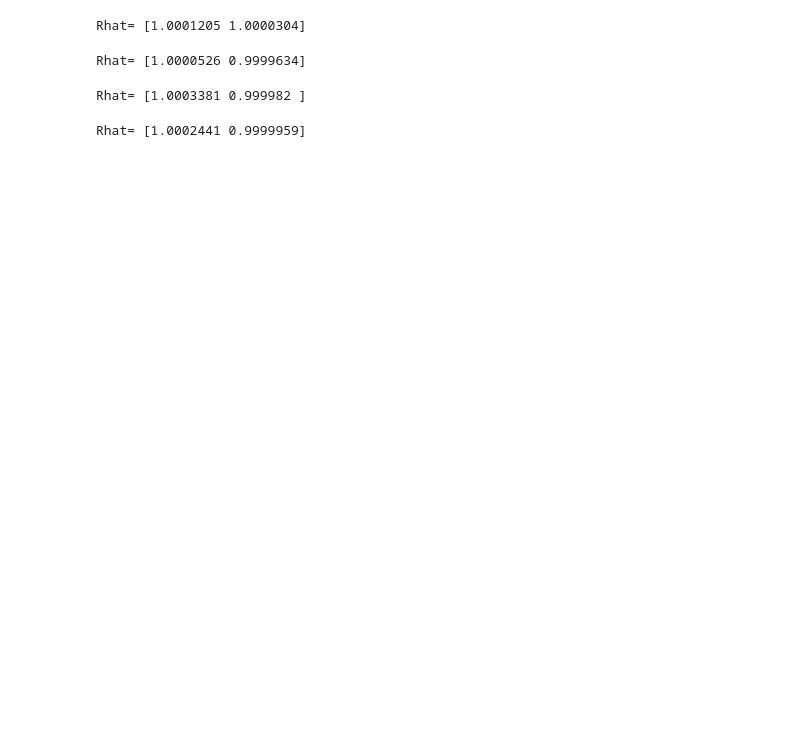
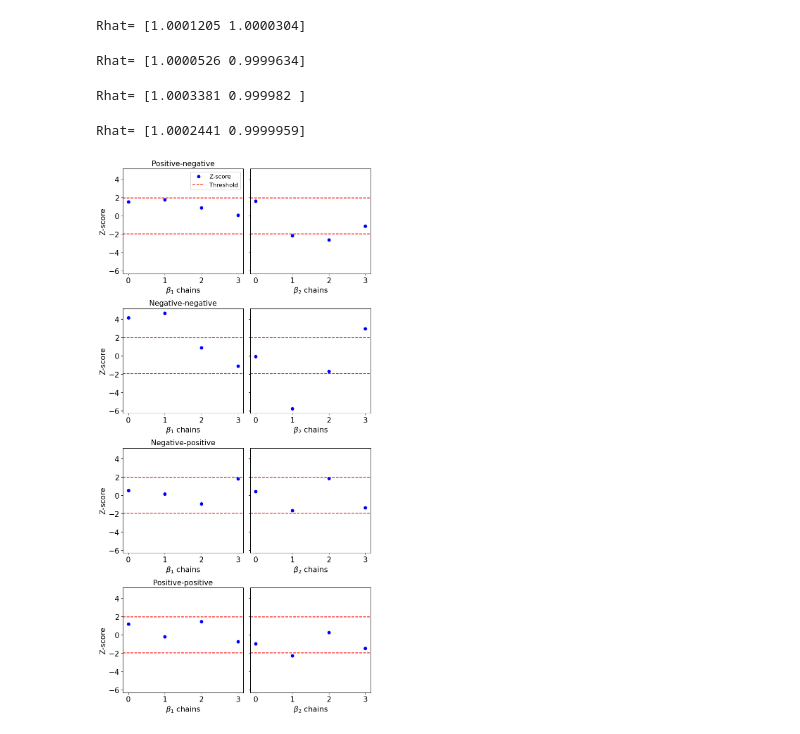
Before and after one commit to ctorney/mssf-vi, a Jupyter notebook: synthetic_inference/hmc_Convegence.ipynb, the cells around one changed output. Drawn from its saved outputs; the diff is of its cells as text; code cells hidden in the pictures; blank space fills up the shorter version.

```diff
--- a/synthetic_inference/hmc_Convegence.ipynb
+++ b/synthetic_inference/hmc_Convegence.ipynb
@@ -118,0 +150,81 @@ Rhat= [1.0002441 0.9999959]
+# %%
+# Fit the function to perform geweke diagnostics
+PNZ_scores,PNP_values=geweke_diagnostic(PN)#Positive-negative
+NNZ_scores,NNP_values=geweke_diagnostic(NN)#Negative-negative
+NPZ_scores,NPP_values=geweke_diagnostic(NP)#Negative-positive
+PPZ_scores,PPP_values=geweke_diagnostic(PP)#Positive-Positive
+# %%
+fig, ax=plt.subplots(4,2,figsize=(8,16),constrained_layout=True,sharey=True)
+
+# Positive-negative
+ax[0][0].plot(PNZ_scores[:,0],"o",color="blue",label="Z-score")
+ax[0][0].axhline(y=1.96, color='r', linestyle='--', label='Threshold')
+ax[0][0].axhline(y=-1.96, color='r', linestyle='--')
+ax[0][0].tick_params(axis='both', which='major', labelsize=15)
+ax[0][0].set_ylabel('Z-score',size=15)
+ax[0][0].set_xlabel(r"$\beta_1$ chains",size=15)
+ax[0][0].set_title("Positive-negative",size=15)
+ax[0][0].legend(fontsize=12)
+
+ax[0][1].plot(PNZ_scores[:,1],"o",color="blue")
+ax[0][1].axhline(y=1.96, color='r', linestyle='--')
+ax[0][1].axhline(y=-1.96, color='r', linestyle='--')
+ax[0][1].set_ylabel('')
+ax[0][1].set_xlabel(r"$\beta_2$ chains",size=15)
+ax[0][1].tick_params(axis='both', which='major', labelsize=15)
+
+# Negative-negative
+ax[1][0].plot(NNZ_scores[:,0],"o",color="blue")
+ax[1][0].axhline(y=1.96, color='r', linestyle='--')
+ax[1][0].axhline(y=-1.96, color='r', linestyle='--')
+ax[1][0].set_ylabel('Z-score',size=15)
+ax[1][0].set_title("Negative-negative",size=15)
+ax[1][0].set_xlabel(r"$\beta_1$ chains",size=15)
+ax[1][0].tick_params(axis='both', which='major', labelsize=15)
+
+
+ax[1][1].plot(NNZ_scores[:,1],"o",color="blue")
+ax[1][1].axhline(y=1.96, color='r', linestyle='--')
+ax[1][1].axhline(y=-1.96, color='r', linestyle='--')
+ax[1][1].set_ylabel('')
+ax[1][1].set_xlabel(r"$\beta_2$ chains",size=15)
+ax[1][1].tick_params(axis='both', which='major', labelsize=15)
+
+# Negative-positive
+ax[2][0].plot(NPZ_scores[:,0],"o",color="blue")
+ax[2][0].axhline(y=1.96, color='r', linestyle='--')
+ax[2][0].axhline(y=-1.96, color='r', linestyle='--')
+ax[2][0].set_ylabel('Z-score',size=15)
+ax[2][0].set_title("Negative-positive",size=15)
+ax[2][0].set_xlabel(r"$\beta_1$ chains",size=15)
+ax[2][0].tick_params(axis='both', which='major', labelsize=15)
+
+ax[2][1].plot(NPZ_scores[:,1],"o",color="blue")
+ax[2][1].axhline(y=1.96, color='r', linestyle='--')
+ax[2][1].axhline(y=-1.96, color='r', linestyle='--')
+ax[2][1].set_ylabel('')
+ax[2][1].set_xlabel(r"$\beta_2$ chains",size=15)
+ax[2][1].tick_params(axis='both', which='major', labelsize=15)
+
+# Positive-positive
+ax[3][0].plot(PPZ_scores[:,0],"o",color="blue")
+ax[3][0].axhline(y=1.96, color='r', linestyle='--')
+ax[3][0].axhline(y=-1.96, color='r', linestyle='--')
+ax[3][0].set_ylabel('Z-score',size=15)
+ax[3][0].set_title("Positive-positive",size=15)
+ax[3][0].set_xlabel(r"$\beta_1$ chains",size=15)
+ax[3][0].tick_params(axis='both', which='major', labelsize=15)
+
+
+ax[3][1].plot(PPZ_scores[:,1],"o",color="blue")
+ax[3][1].axhline(y=1.96, color='r', linestyle='--')
+ax[3][1].axhline(y=-1.96, color='r', linestyle='--')
+ax[3][1].set_ylabel('')
+ax[3][1].set_xlabel(r"$\beta_2$ chains",size=15)
+ax[3][1].tick_params(axis='both', which='major', labelsize=15)
+
+
+plt.tight_layout()
+plt.show()
+# %% [output]
+[figure, added]
```
Also changed, not shown: parts of 2 cells of this notebook.
